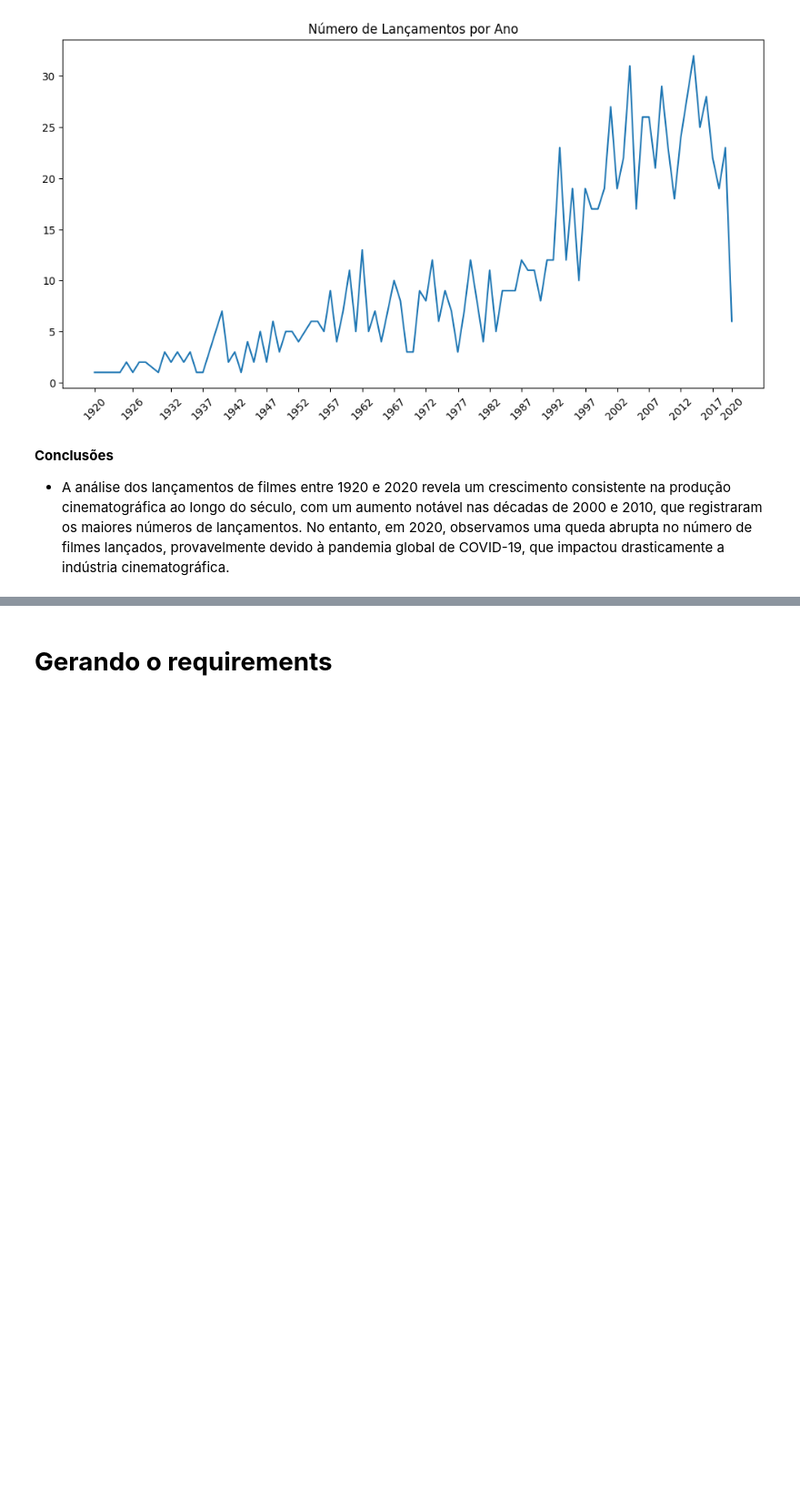
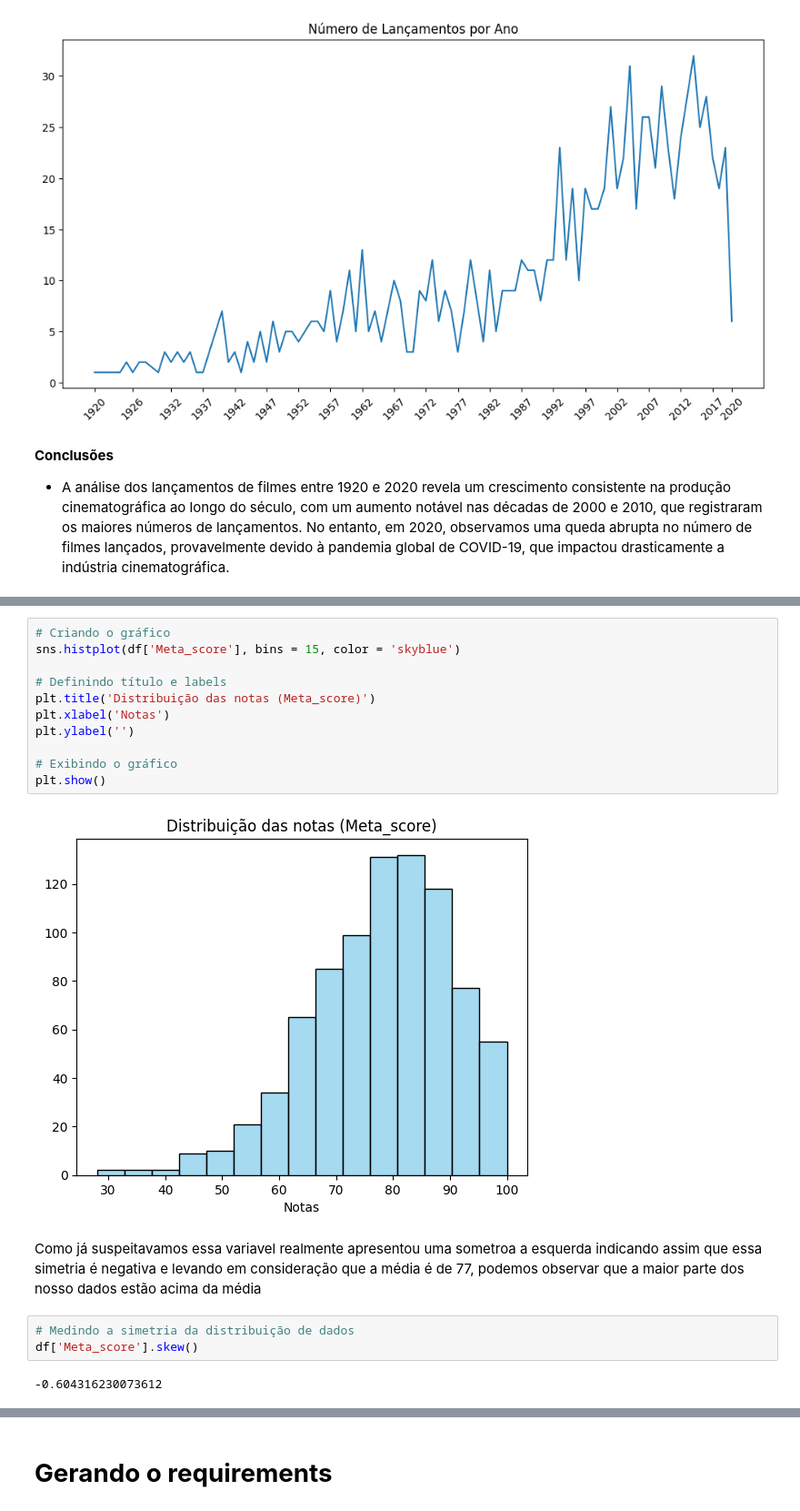
Before and after one commit to JosenildoJunior/Lh_desafio, a Jupyter notebook: Desafio_indicium.ipynb, the cells around one changed output, grey strips where cells are left out. Shown at 91% size. Saved outputs shown, nothing was run; the diff lists cells and outputs as text; blank space fills up the shorter version.

```diff
--- a/Desafio_indicium.ipynb
+++ b/Desafio_indicium.ipynb
@@ -471,0 +550,20 @@ plt.show()
+# %%
+# Criando o gráfico
+sns.histplot(df['Meta_score'], bins = 15, color = 'skyblue')
+
+# Definindo título e labels
+plt.title('Distribuição das notas (Meta_score)')
+plt.xlabel('Notas')
+plt.ylabel('')
+
+# Exibindo o gráfico
+plt.show()
+# %% [output]
+[figure, added]
+# %% [markdown]
+Como já suspeitavamos essa variavel realmente apresentou uma sometroa a esquerda indicando assim que essa simetria é negativa e levando em consideração que a média é de 77, podemos observar que a maior parte dos nosso dados estão acima da média
+# %%
+# Medindo a simetria da distribuição de dados
+df['Meta_score'].skew()
+# %% [output]
+-0.604316230073612
```
Also changed, not shown: parts of 22 cells of this notebook.
